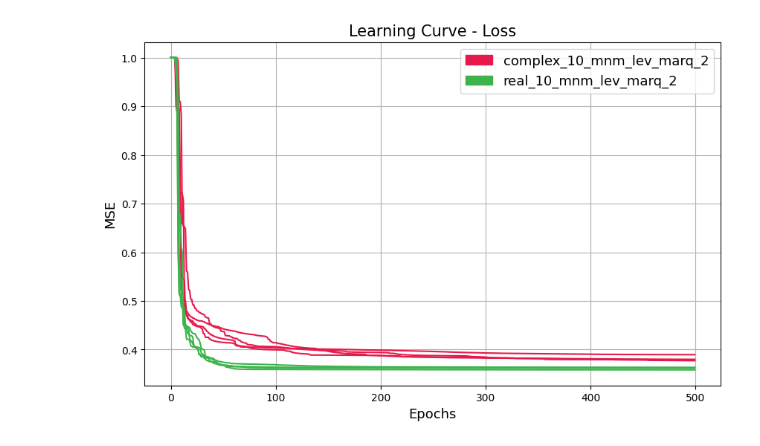
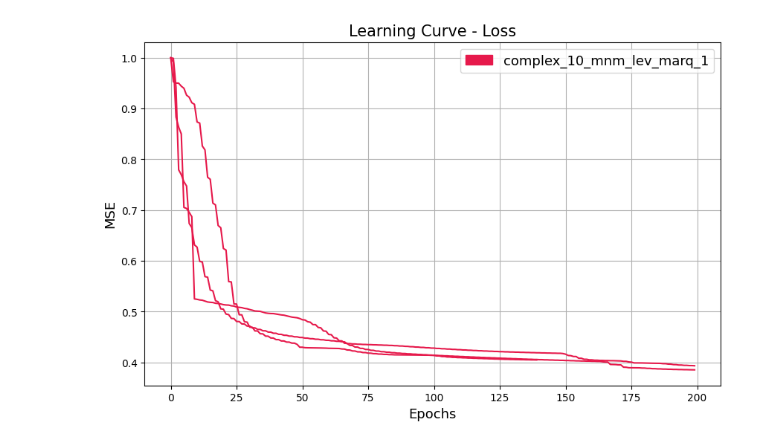
Before and after one commit to AlexDegt/regularized_mixed_newton, a Jupyter notebook: experiments/MLP/plot_results.ipynb, the cells around one changed output. Saved outputs shown, nothing was run; the diff lists cells and outputs as text; code cells hidden in the pictures.

```diff
--- a/experiments/MLP/plot_results.ipynb
+++ b/experiments/MLP/plot_results.ipynb
@@ -39,7 +39,7 @@ def plot_loss(exp_name):
     plt.grid()
 
 def plot_losses(exp_groups, num_epochs):
-    add_folder = "results"
+    add_folder = "results_new"
     curr_path = os.getcwd()
     custom_colors = ['#e6194b', '#3cb44b', '#ffe119', '#4363d8', '#f58231',
                      '#911eb4', '#46f0f0', '#f032e6', '#bcf60c', '#fabebe',
@@ -82,10 +83,10 @@ plot_losses([exp_names_1, exp_names_2], 100)
 # %%
 exp_1 = "complex_10_mnm_lev_marq"
 exp_2 = "real_10_mnm_lev_marq"
 
-exp_names_1 = [f'{exp_1}_{i}' for i in range(2, 6)]
+exp_names_1 = [f'{exp_1}_{i}' for i in range(1, 4)]
 exp_names_2 = [f'{exp_2}_{i}' for i in range(2, 6)]
 
-plot_losses([exp_names_1, exp_names_2], 500)
+plot_losses([exp_names_1], 200)
 # %% [output]
-[figure, old version]
+[figure, new version]
```
Also changed, not shown: parts of 1 cell of this notebook, 3 other files.
